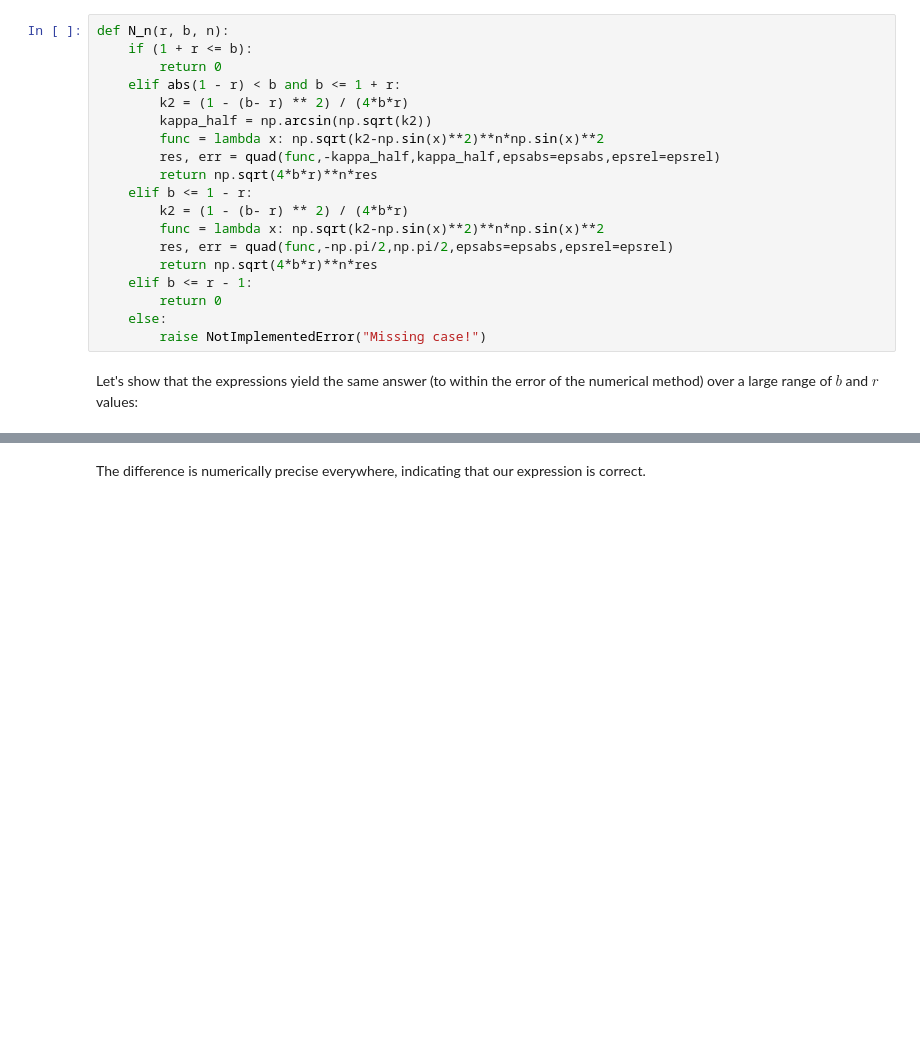
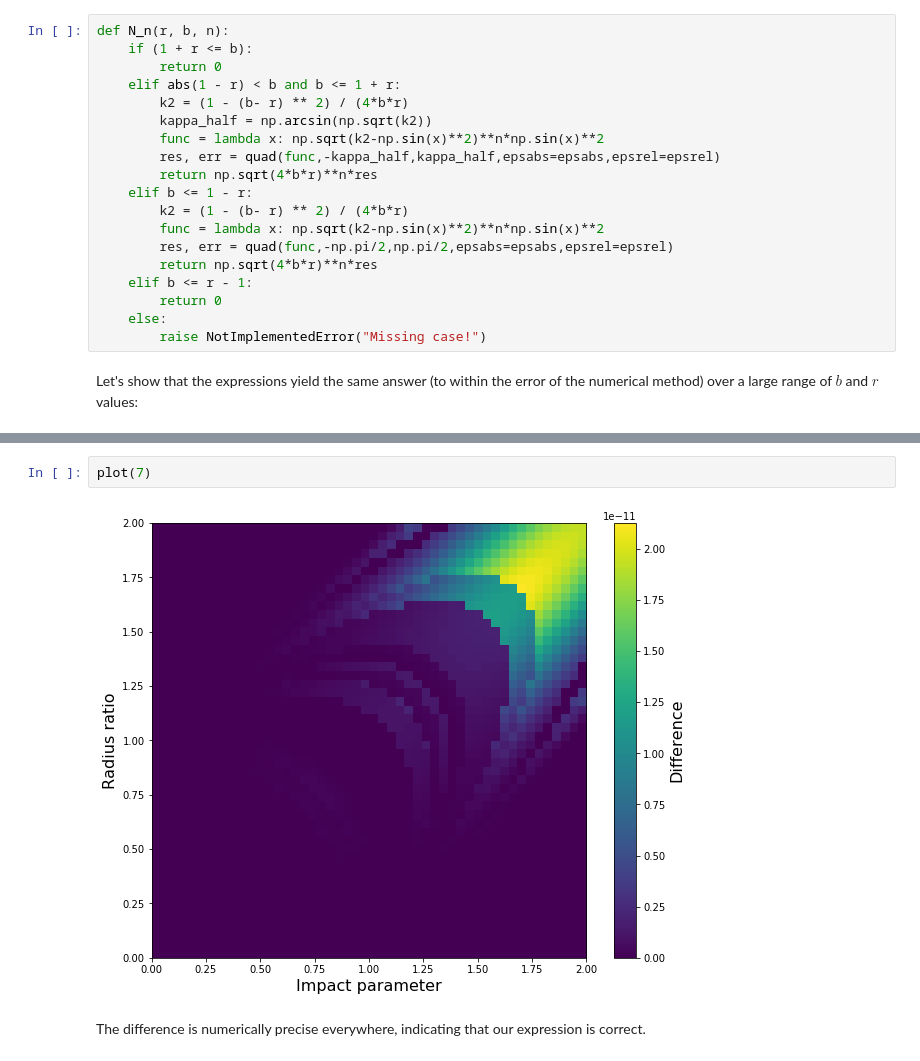
Before and after one commit to rodluger/Limbdark.jl, a Jupyter notebook: proofs/Nn_recursion.ipynb, the cells around one changed output, grey strips where cells are left out. Cells and saved outputs as stored; diff of their text form; blank space fills up the shorter version.

```diff
--- a/proofs/Nn_recursion.ipynb
+++ b/proofs/Nn_recursion.ipynb
@@ -73,2 +82,6 @@ NameError: name 'M_n' is not defined
+# %%
+plot(7)
+# %% [output]
+[figure, added]
 # %% [markdown]
 The difference is numerically precise everywhere, indicating that our expression is correct.
```
Also changed, not shown: parts of 4 cells of this notebook.
